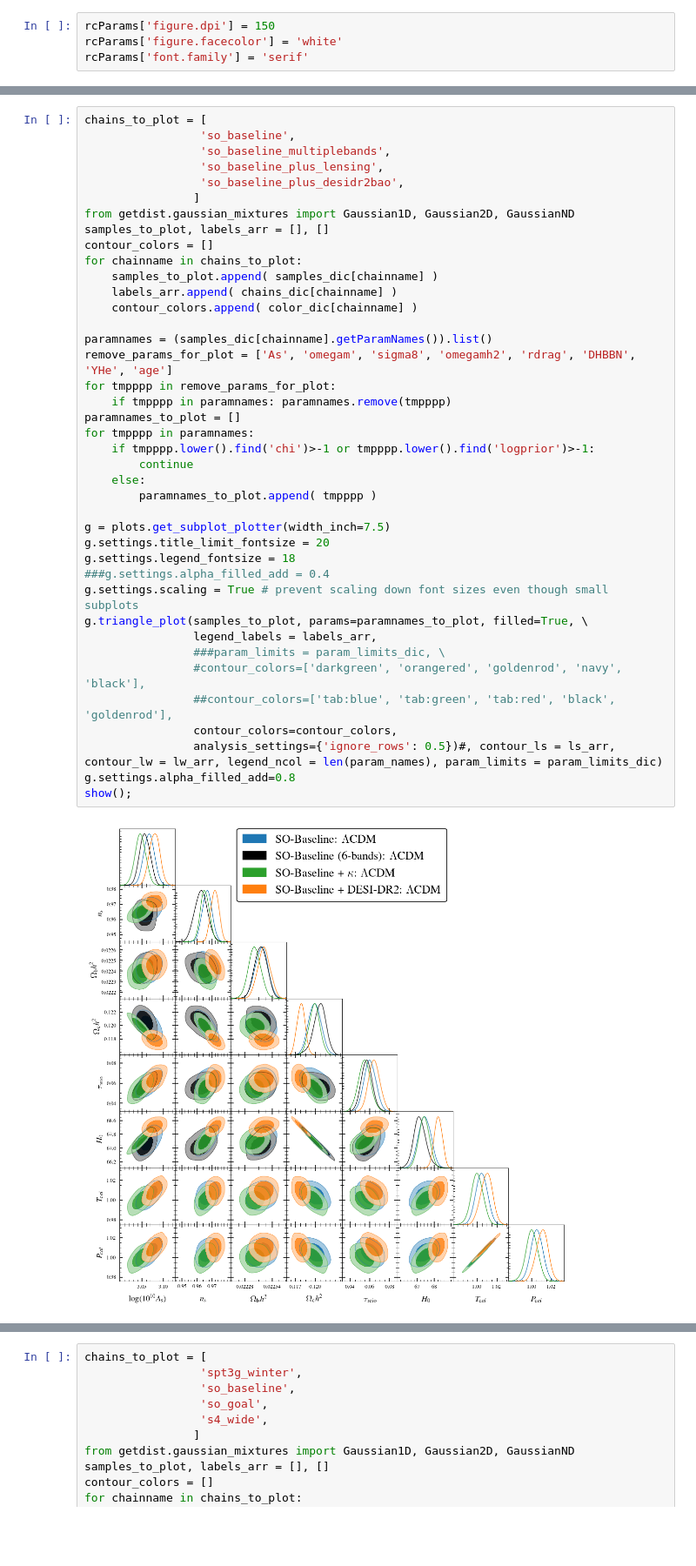
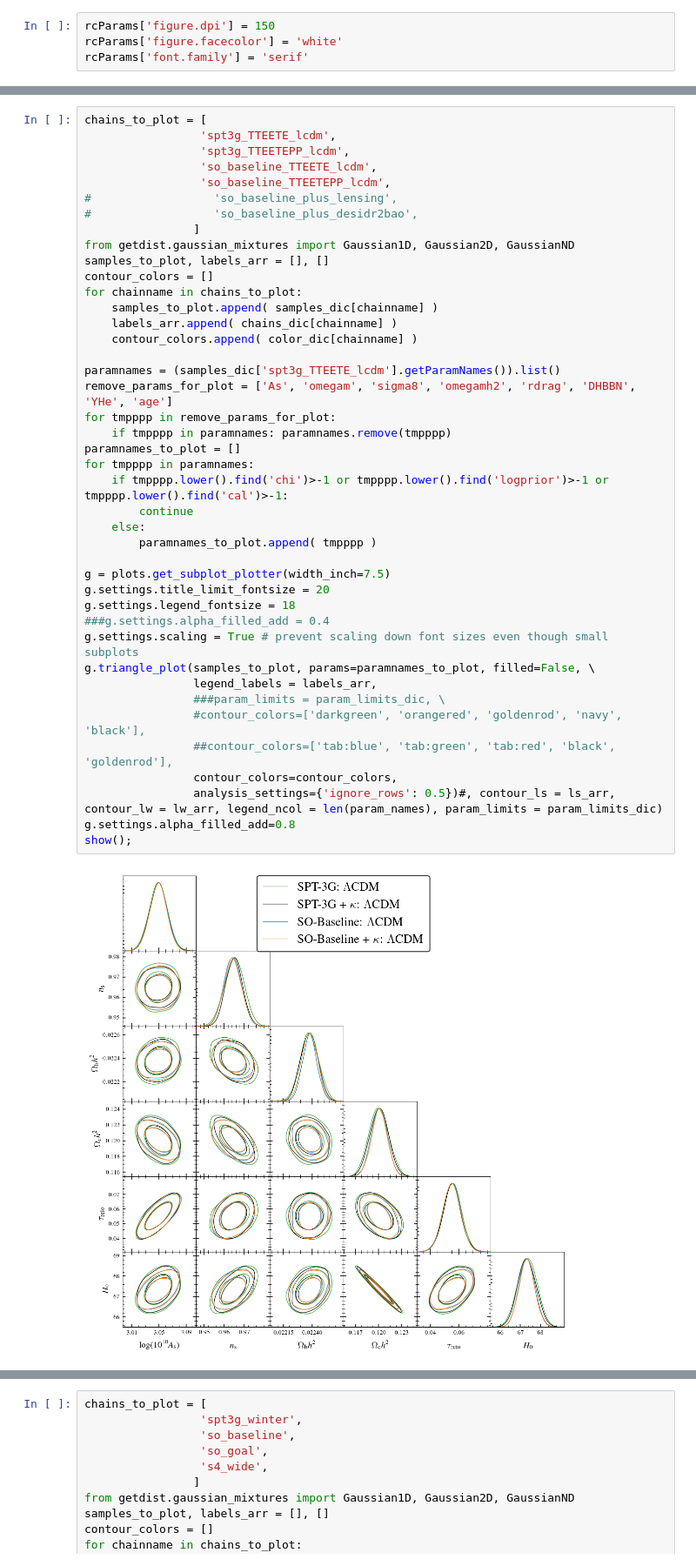
Before and after one commit to sriniraghunathan/CMB_BAO_SNe_likelihoods, a Jupyter notebook: analyse_chains.ipynb, the cells around one changed output, grey strips where cells are left out. Shown at 87% size. Saved outputs shown, nothing was run; the diff lists cells and outputs as text; blank space fills up the shorter version.

Commit message:
plots

```diff
--- a/analyse_chains.ipynb
+++ b/analyse_chains.ipynb
@@ -154,42 +164,44 @@ SO-Baseline + DESI-DR2: $\Lambda$CDM:
 # %%
 chains_to_plot = [
-                 'so_baseline',
-                 'so_baseline_multiplebands',
-                 'so_baseline_plus_lensing',
-                 'so_baseline_plus_desidr2bao',
+                 'spt3g_TTEETE_lcdm',
+                 'spt3g_TTEETEPP_lcdm',
+                 'so_baseline_TTEETE_lcdm',
+                 'so_baseline_TTEETEPP_lcdm',
+#                  'so_baseline_plus_lensing',
+#                  'so_baseline_plus_desidr2bao',
                 ]
 from getdist.gaussian_mixtures import Gaussian1D, Gaussian2D, GaussianND
 samples_to_plot, labels_arr = [], []
 contour_colors = []
 for chainname in chains_to_plot:
     samples_to_plot.append( samples_dic[chainname] )
     labels_arr.append( chains_dic[chainname] )
     contour_colors.append( color_dic[chainname] )
 
-paramnames = (samples_dic[chainname].getParamNames()).list()
+paramnames = (samples_dic['spt3g_TTEETE_lcdm'].getParamNames()).list()
 remove_params_for_plot = ['As', 'omegam', 'sigma8', 'omegamh2', 'rdrag', 'DHBBN', 'YHe', 'age']
 for tmpppp in remove_params_for_plot:
     if tmpppp in paramnames: paramnames.remove(tmpppp)
 paramnames_to_plot = []
 for tmpppp in paramnames:
-    if tmpppp.lower().find('chi')>-1 or tmpppp.lower().find('logprior')>-1:
+    if tmpppp.lower().find('chi')>-1 or tmpppp.lower().find('logprior')>-1 or tmpppp.lower().find('cal')>-1:
         continue
     else:
         paramnames_to_plot.append( tmpppp )
 
 g = plots.get_subplot_plotter(width_inch=7.5)
 g.settings.title_limit_fontsize = 20
 g.settings.legend_fontsize = 18
 ###g.settings.alpha_filled_add = 0.4
 g.settings.scaling = True # prevent scaling down font sizes even though small subplots
-g.triangle_plot(samples_to_plot, params=paramnames_to_plot, filled=True, \
+g.triangle_plot(samples_to_plot, params=paramnames_to_plot, filled=False, \
                 legend_labels = labels_arr,
                 ###param_limits = param_limits_dic, \
                 #contour_colors=['darkgreen', 'orangered', 'goldenrod', 'navy', 'black'],
                 ##contour_colors=['tab:blue', 'tab:green', 'tab:red', 'black', 'goldenrod'],
                 contour_colors=contour_colors,
                 analysis_settings={'ignore_rows': 0.5})#, contour_ls = ls_arr, contour_lw = lw_arr, legend_ncol = len(param_names), param_limits = param_limits_dic)
 g.settings.alpha_filled_add=0.8
 show();
 # %% [output]
-[figure, old version]
+[figure, new version]
```
Also changed, not shown: parts of 3 cells of this notebook.
